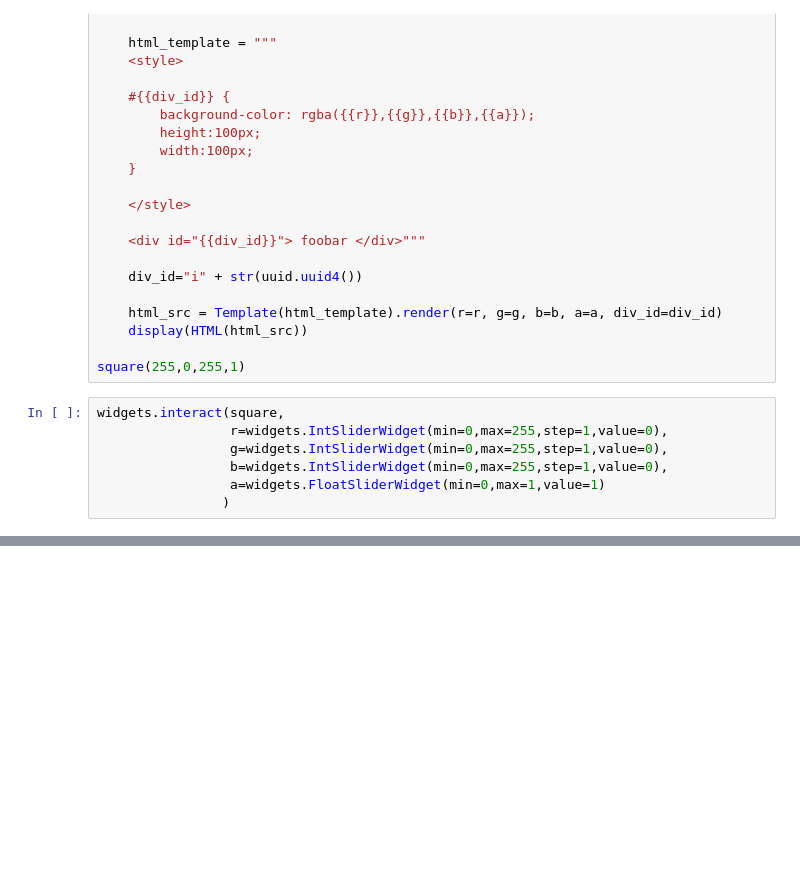
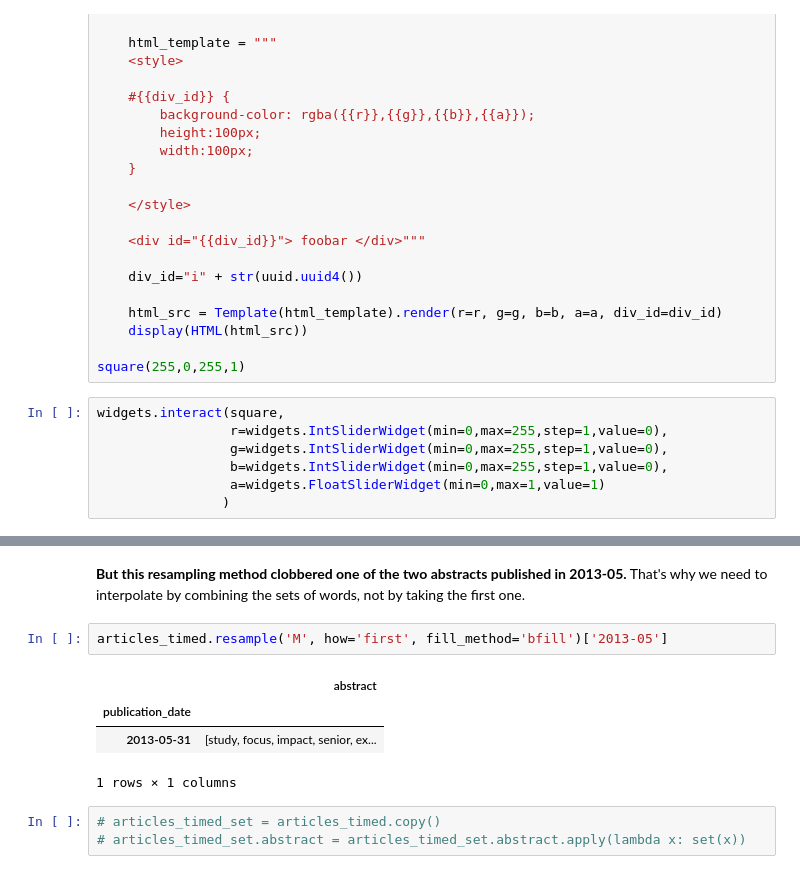
Before and after one commit to cmgerber/PLOS_Cloud_Explorer, a Jupyter notebook: ipython_notebooks/time_slider_attempt.ipynb, the cells around one changed output, grey strips where cells are left out. Cells and saved outputs as stored; diff of their text form; blank space fills up the shorter version.

```diff
--- a/ipython_notebooks/time_slider_attempt.ipynb
+++ b/ipython_notebooks/time_slider_attempt.ipynb
@@ -37,0 +131,12 @@ widgets.interact(square,
+# %% [markdown]
+**But this resampling method clobbered one of the two abstracts published in 2013-05.** That's why we need to interpolate by combining the sets of words, not by taking the first one.
+# %%
+articles_timed.resample('M', how='first', fill_method='bfill')['2013-05']
+# %% [output]
+|  | abstract |
+| publication_date |  |
+| 2013-05-31 | [study, focus, impact, senior, ex... |
+1 rows × 1 columns
+# %%
+# articles_timed_set = articles_timed.copy()
+# articles_timed_set.abstract = articles_timed_set.abstract.apply(lambda x: set(x))
```
Also changed, not shown: parts of 10 cells of this notebook.
